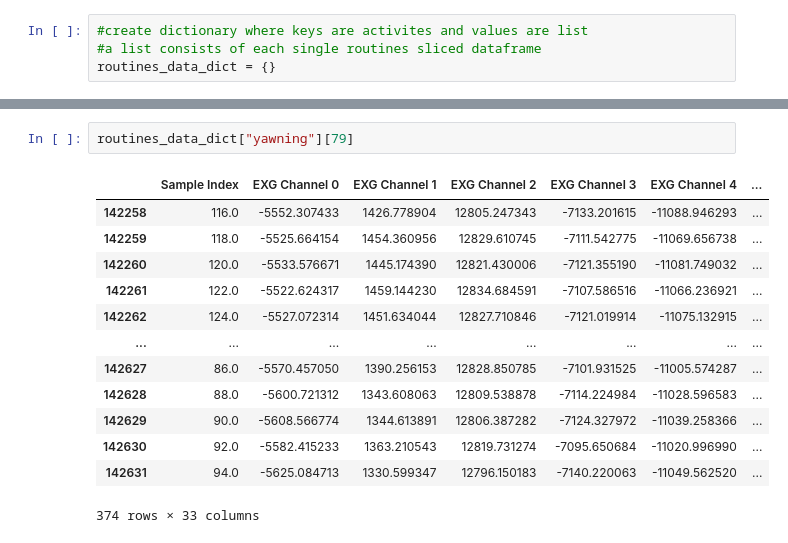
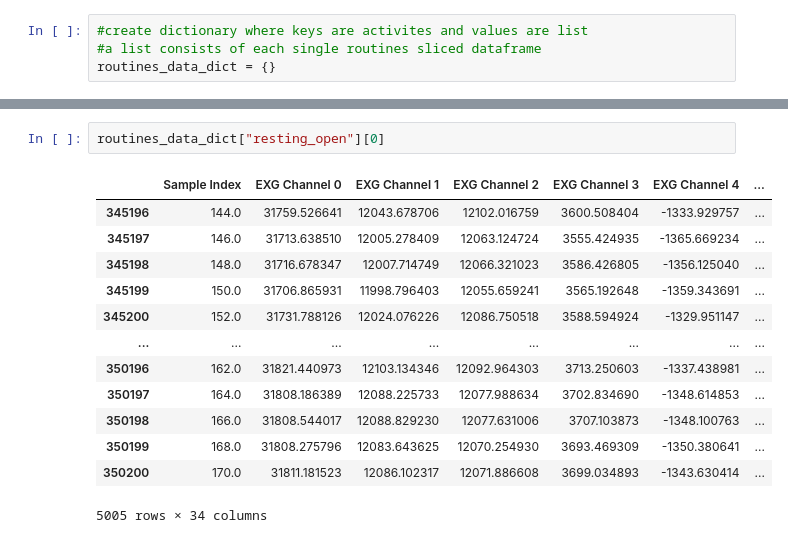
Before and after one commit to davidvblumenthal/nourriture_cEEG, a Jupyter notebook: exploration.ipynb, the cells around one changed output, grey strips where cells are left out. Drawn from its saved outputs; the diff is of its cells as text.

```diff
--- a/exploration.ipynb
+++ b/exploration.ipynb
@@ -311,16 +323,16 @@ routines_data_dict = slicing.slice_data(routines, sensor_data)
 # %%
-routines_data_dict["yawning"][79]
+routines_data_dict["resting_open"][0]
 # %% [output]
 |  | Sample Index | EXG Channel 0 | EXG Channel 1 | EXG Channel 2 | EXG Channel 3 | EXG Channel 4 | ... |
-| 142258 | 116.0 | -5552.307433 | 1426.778904 | 12805.247343 | -7133.201615 | -11088.946293 | ... |
-| 142259 | 118.0 | -5525.664154 | 1454.360956 | 12829.610745 | -7111.542775 | -11069.656738 | ... |
-| 142260 | 120.0 | -5533.576671 | 1445.174390 | 12821.430006 | -7121.355190 | -11081.749032 | ... |
-| 142261 | 122.0 | -5522.624317 | 1459.144230 | 12834.684591 | -7107.586516 | -11066.236921 | ... |
-| 142262 | 124.0 | -5527.072314 | 1451.634044 | 12827.710846 | -7121.019914 | -11075.132915 | ... |
+| 345196 | 144.0 | 31759.526641 | 12043.678706 | 12102.016759 | 3600.508404 | -1333.929757 | ... |
+| 345197 | 146.0 | 31713.638510 | 12005.278409 | 12063.124724 | 3555.424935 | -1365.669234 | ... |
+| 345198 | 148.0 | 31716.678347 | 12007.714749 | 12066.321023 | 3586.426805 | -1356.125040 | ... |
+| 345199 | 150.0 | 31706.865931 | 11998.796403 | 12055.659241 | 3565.192648 | -1359.343691 | ... |
+| 345200 | 152.0 | 31731.788126 | 12024.076226 | 12086.750518 | 3588.594924 | -1329.951147 | ... |
 | ... | ... | ... | ... | ... | ... | ... | ... |
-| 142627 | 86.0 | -5570.457050 | 1390.256153 | 12828.850785 | -7101.931525 | -11005.574287 | ... |
-| 142628 | 88.0 | -5600.721312 | 1343.608063 | 12809.538878 | -7114.224984 | -11028.596583 | ... |
-| 142629 | 90.0 | -5608.566774 | 1344.613891 | 12806.387282 | -7124.327972 | -11039.258366 | ... |
-| 142630 | 92.0 | -5582.415233 | 1363.210543 | 12819.731274 | -7095.650684 | -11020.996990 | ... |
-| 142631 | 94.0 | -5625.084713 | 1330.599347 | 12796.150183 | -7140.220063 | -11049.562520 | ... |
+| 350196 | 162.0 | 31821.440973 | 12103.134346 | 12092.964303 | 3713.250603 | -1337.438981 | ... |
+| 350197 | 164.0 | 31808.186389 | 12088.225733 | 12077.988634 | 3702.834690 | -1348.614853 | ... |
+| 350198 | 166.0 | 31808.544017 | 12088.829230 | 12077.631006 | 3707.103873 | -1348.100763 | ... |
+| 350199 | 168.0 | 31808.275796 | 12083.643625 | 12070.254930 | 3693.469309 | -1350.380641 | ... |
+| 350200 | 170.0 | 31811.181523 | 12086.102317 | 12071.886608 | 3699.034893 | -1343.630414 | ... |
-374 rows × 33 columns
+5005 rows × 34 columns
```
Also changed, not shown: parts of 8 cells of this notebook, 1 other file.
